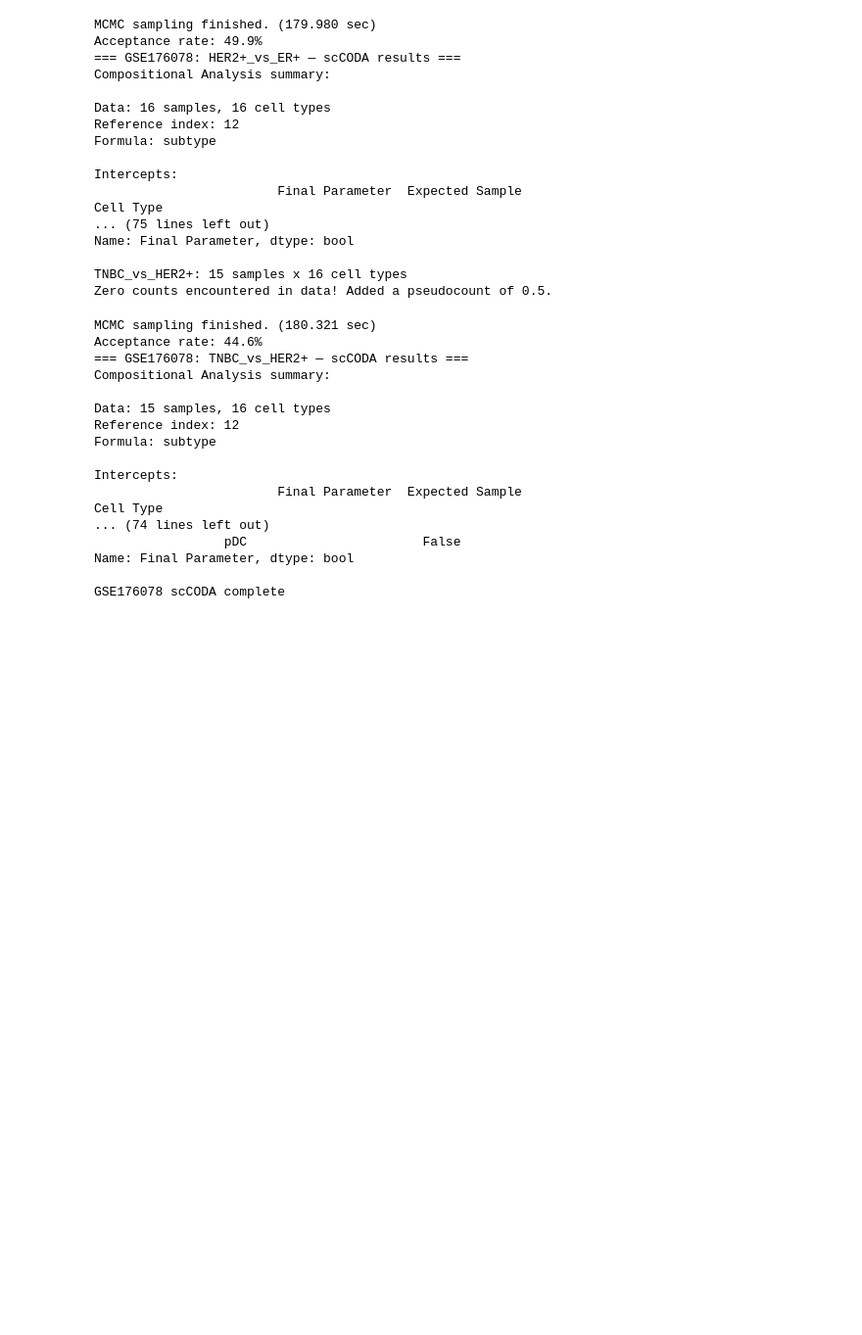
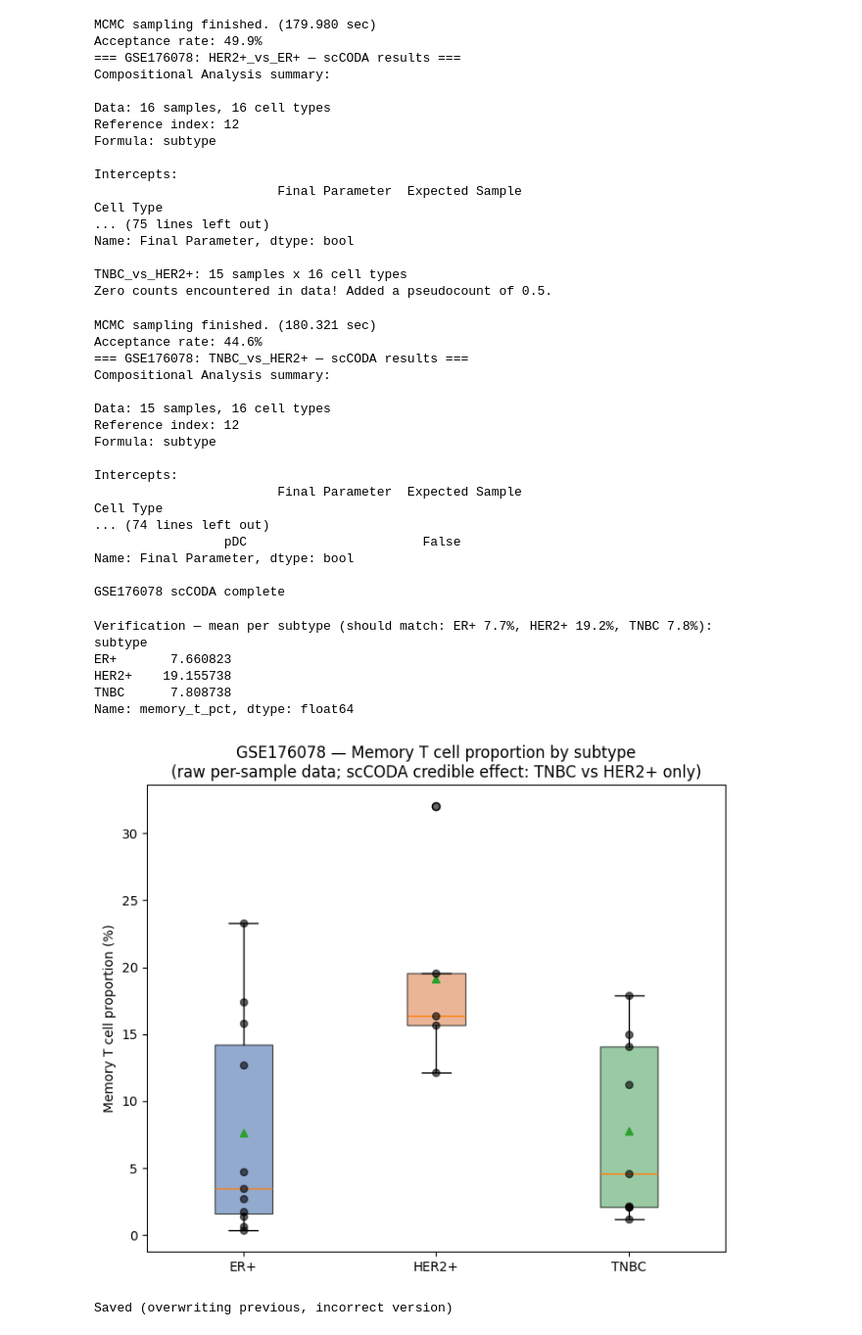
Before and after one commit to annamcstay/brca-scrnaseq-analysis, a Jupyter notebook: Notebooks/08_phase3_composition_scCODA.ipynb, the cells around one changed output. Shown at 98% size. Drawn from its saved outputs; the diff is of its cells as text; code cells hidden in the pictures; blank space fills up the shorter version.

```diff
--- a/Notebooks/08_phase3_composition_scCODA.ipynb
+++ b/Notebooks/08_phase3_composition_scCODA.ipynb
@@ -248,3 +237,65 @@ Cell Type
 Name: Final Parameter, dtype: bool
 
 GSE176078 scCODA complete
+# %%
+import scanpy as sc
+import pandas as pd
+import matplotlib.pyplot as plt
+from pathlib import Path
+
+PROJECT_DIR = Path(r"C:\Users\annam\Dissertation 2026")
+PROCESSED_DIR = PROJECT_DIR / "Data" / "Processed"
+FIGURE_DIR = PROJECT_DIR / "figures" / "phase3_composition_sccoda"
+FIGURE_DIR.mkdir(parents=True, exist_ok=True)
+
+# ----------------------------
+# CORRECTED data pipeline — matches the verified, fixed groupby logic
+# ----------------------------
+adata2 = sc.read_h5ad(PROCESSED_DIR / "GSE176078_phase2_v2_annotated_corrected.h5ad", backed="r")
+obs2 = adata2.obs[["orig.ident", "subtype", "cell_type"]].copy()
+del adata2
+
+patient_subtype = obs2.drop_duplicates(subset="orig.ident")[["orig.ident", "subtype"]].set_index("orig.ident")
+
+total_per_patient = obs2.groupby("orig.ident", observed=True).size()
+memory_per_patient = obs2[obs2["cell_type"] == "Memory T cells"].groupby("orig.ident", observed=True).size()
+memory_pct = (memory_per_patient / total_per_patient * 100).reindex(total_per_patient.index, fill_value=0)
+
+result = patient_subtype.copy()
+result["memory_t_pct"] = memory_pct
+
+print("Verification — mean per subtype (should match: ER+ 7.7%, HER2+ 19.2%, TNBC 7.8%):")
+print(result.groupby("subtype")["memory_t_pct"].mean())
+
+# ----------------------------
+# Boxplot — built from CORRECTED data
+# ----------------------------
+fig, ax = plt.subplots(figsize=(7, 6))
+order = ["ER+", "HER2+", "TNBC"]
+data_by_group = [result[result["subtype"] == g]["memory_t_pct"].dropna().values for g in order]
+
+bp = ax.boxplot(data_by_group, labels=order, patch_artist=True, showmeans=True)
+colors = ["#4c72b0", "#dd8452", "#55a868"]
+for patch, color in zip(bp["boxes"], colors):
+    patch.set_facecolor(color)
+    patch.set_alpha(0.6)
+
+for i, g in enumerate(order, start=1):
+    y = result[result["subtype"] == g]["memory_t_pct"].dropna().values
+    ax.scatter([i] * len(y), y, color="black", alpha=0.6, s=30, zorder=3)
+
+ax.set_ylabel("Memory T cell proportion (%)")
+ax.set_title("GSE176078 — Memory T cell proportion by subtype\n(raw per-sample data; scCODA credible effect: TNBC vs HER2+ only)")
+plt.tight_layout()
+plt.savefig(FIGURE_DIR / "GSE176078_MemoryT_boxplot_by_subtype.png", dpi=300, bbox_inches="tight", facecolor="white")
+plt.show()
+print("\nSaved (overwriting previous, incorrect version)")
+# %% [output]
+Verification — mean per subtype (should match: ER+ 7.7%, HER2+ 19.2%, TNBC 7.8%):
+subtype
+ER+       7.660823
+HER2+    19.155738
+TNBC      7.808738
+Name: memory_t_pct, dtype: float64
+[figure, added]
+Saved (overwriting previous, incorrect version)
```
Also changed, not shown: parts of 4 cells of this notebook, 22 other files.
